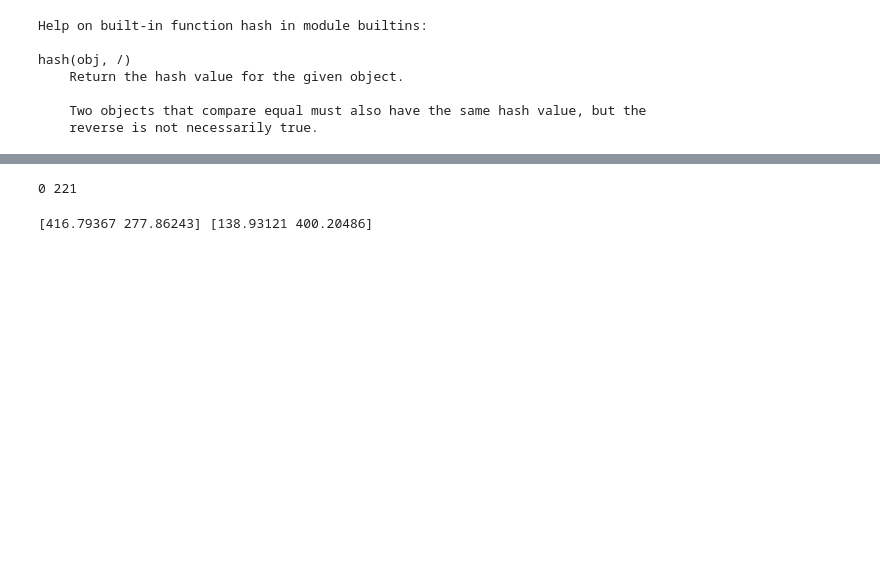
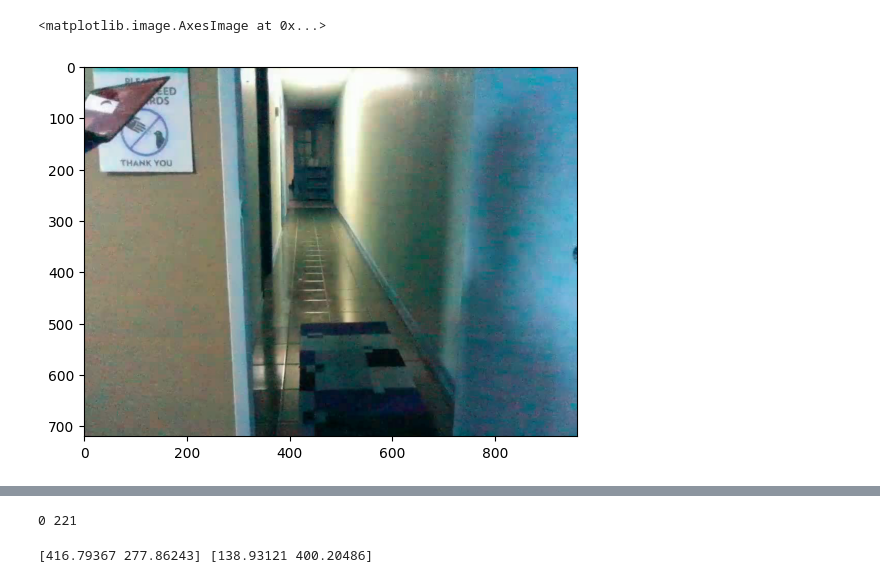
Before and after one commit to mxpoch/Swifty, a Jupyter notebook: swift.ipynb, the cells around one changed output, grey strips where cells are left out. Drawn from its saved outputs; the diff is of its cells as text; code cells hidden in the pictures; blank space fills up the shorter version.

```diff
--- a/swift.ipynb
+++ b/swift.ipynb
@@ -48,10 +27,5 @@ def to_viewpoints(M):
-# %%
-help(hash) # need to freeze the seed
-# %% [output]
-Help on built-in function hash in module builtins:
-
-hash(obj, /)
-    Return the hash value for the given object.
-
-    Two objects that compare equal must also have the same hash value, but the
-    reverse is not necessarily true.
+# %%
+plt.imshow(frames[0])
+# %% [output]
+<matplotlib.image.AxesImage at 0x...>
+[figure, added]
```
Also changed, not shown: parts of 16 cells of this notebook, 2 other files.
